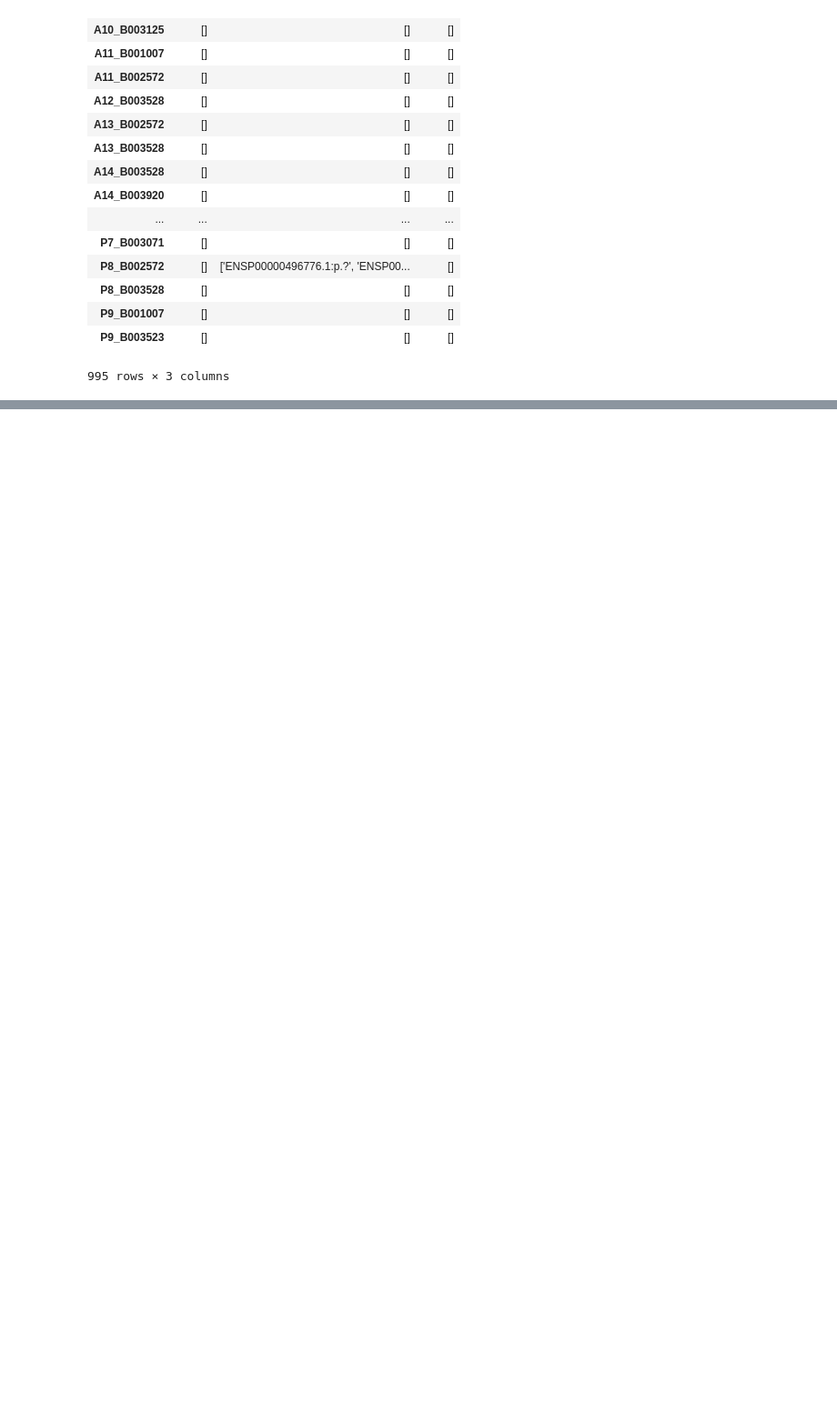
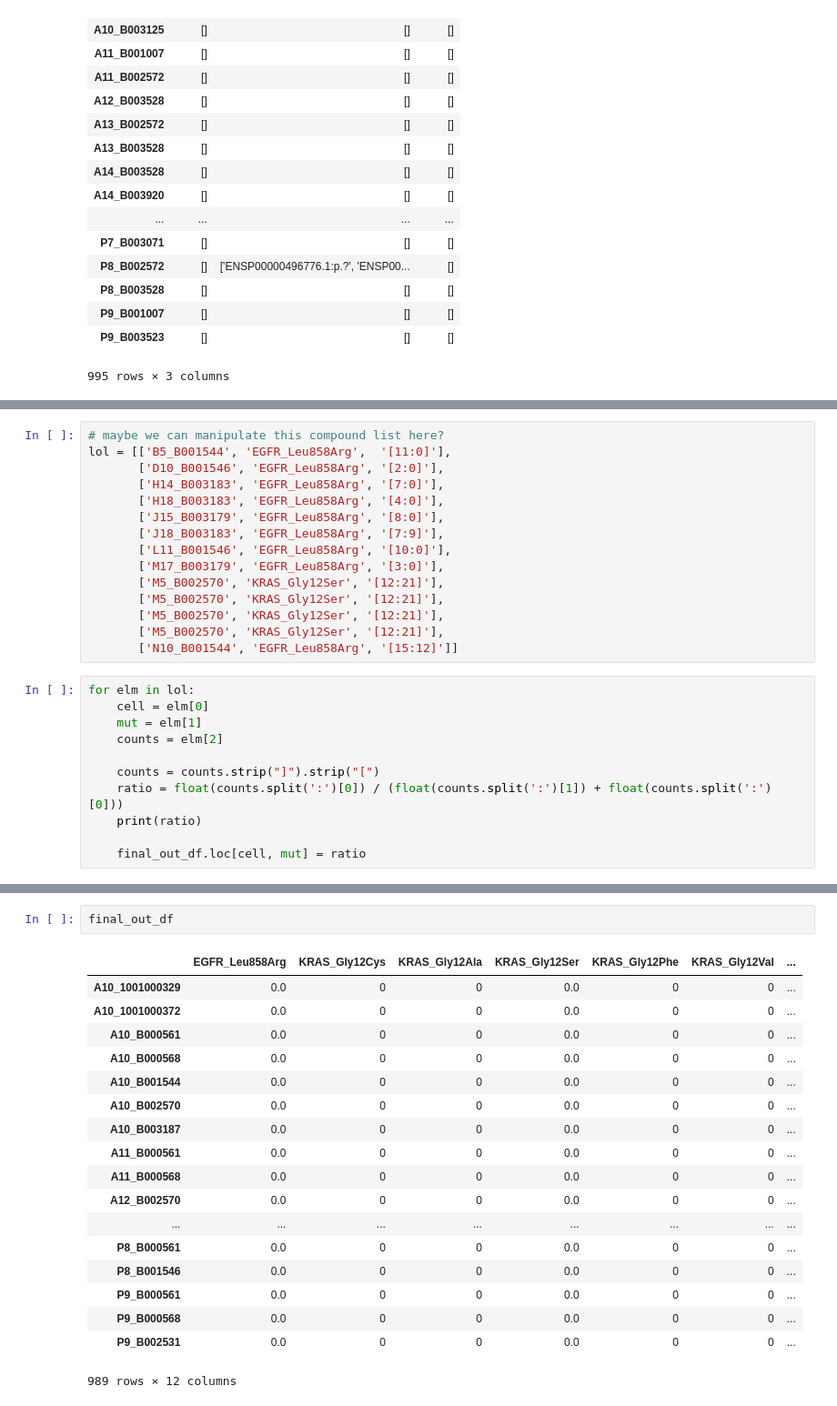
Before and after one commit to lincoln-harris/process_new_cells, a Jupyter notebook: process_SNPs/process_cerebra_out.ipynb, the cells around one changed output, grey strips where cells are left out. Shown at 91% size. Drawn from its saved outputs; the diff is of its cells as text; blank space fills up the shorter version.

```diff
--- a/process_SNPs/process_cerebra_out.ipynb
+++ b/process_SNPs/process_cerebra_out.ipynb
@@ -519,0 +531,26 @@ ratios_df_sub
+# %%
+# maybe we can manipulate this compound list here?
+lol = [['B5_B001544', 'EGFR_Leu858Arg',  '[11:0]'],
+       ['D10_B001546', 'EGFR_Leu858Arg', '[2:0]'],
+       ['H14_B003183', 'EGFR_Leu858Arg', '[7:0]'],
+       ['H18_B003183', 'EGFR_Leu858Arg', '[4:0]'],
+       ['J15_B003179', 'EGFR_Leu858Arg', '[8:0]'],
+       ['J18_B003183', 'EGFR_Leu858Arg', '[7:9]'],
+       ['L11_B001546', 'EGFR_Leu858Arg', '[10:0]'],
+       ['M17_B003179', 'EGFR_Leu858Arg', '[3:0]'],
+       ['M5_B002570', 'KRAS_Gly12Ser', '[12:21]'],
+       ['M5_B002570', 'KRAS_Gly12Ser', '[12:21]'],
+       ['M5_B002570', 'KRAS_Gly12Ser', '[12:21]'],
+       ['M5_B002570', 'KRAS_Gly12Ser', '[12:21]'],
+       ['N10_B001544', 'EGFR_Leu858Arg', '[15:12]']]
+# %%
+for elm in lol:
+    cell = elm[0]
+    mut = elm[1]
+    counts = elm[2]
+
+    counts = counts.strip("]").strip("[")
+    ratio = float(counts.split(':')[0]) / (float(counts.split(':')[1]) + float(counts.split(':')[0]))
+    print(ratio)
+
+    final_out_df.loc[cell, mut] = ratio
@@ -519,0 +571,21 @@ ratios_df_sub
+# %%
+final_out_df
+# %% [output]
+|  | EGFR_Leu858Arg | KRAS_Gly12Cys | KRAS_Gly12Ala | KRAS_Gly12Ser | KRAS_Gly12Phe | KRAS_Gly12Val | ... |
+| A10_1001000329 | 0.0 | 0 | 0 | 0.0 | 0 | 0 | ... |
+| A10_1001000372 | 0.0 | 0 | 0 | 0.0 | 0 | 0 | ... |
+| A10_B000561 | 0.0 | 0 | 0 | 0.0 | 0 | 0 | ... |
+| A10_B000568 | 0.0 | 0 | 0 | 0.0 | 0 | 0 | ... |
+| A10_B001544 | 0.0 | 0 | 0 | 0.0 | 0 | 0 | ... |
+| A10_B002570 | 0.0 | 0 | 0 | 0.0 | 0 | 0 | ... |
+| A10_B003187 | 0.0 | 0 | 0 | 0.0 | 0 | 0 | ... |
+| A11_B000561 | 0.0 | 0 | 0 | 0.0 | 0 | 0 | ... |
+| A11_B000568 | 0.0 | 0 | 0 | 0.0 | 0 | 0 | ... |
+| A12_B002570 | 0.0 | 0 | 0 | 0.0 | 0 | 0 | ... |
+| ... | ... | ... | ... | ... | ... | ... | ... |
+| P8_B000561 | 0.0 | 0 | 0 | 0.0 | 0 | 0 | ... |
+| P8_B001546 | 0.0 | 0 | 0 | 0.0 | 0 | 0 | ... |
+| P9_B000561 | 0.0 | 0 | 0 | 0.0 | 0 | 0 | ... |
+| P9_B000568 | 0.0 | 0 | 0 | 0.0 | 0 | 0 | ... |
+| P9_B002531 | 0.0 | 0 | 0 | 0.0 | 0 | 0 | ... |
+989 rows × 12 columns
```
Also changed, not shown: parts of 22 cells of this notebook, 2 other files.
